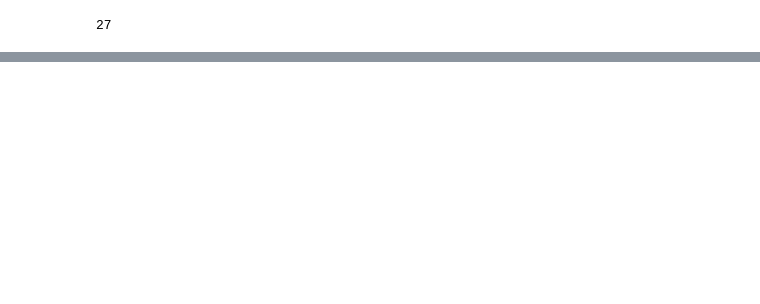
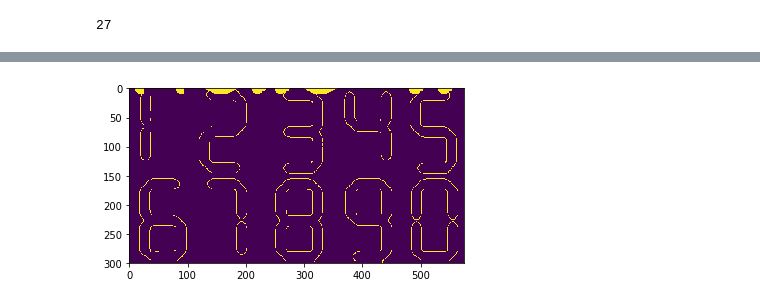
Before and after one commit to ElbertYili/learn_note, a Jupyter notebook: ml_cnn/opencv/图像边缘检测.ipynb, the cells around one changed output, grey strips where cells are left out. Cells and saved outputs as stored; diff of their text form; code cells hidden in the pictures; blank space fills up the shorter version.

```diff
--- a/ml_cnn/opencv/图像边缘检测.ipynb
+++ b/ml_cnn/opencv/图像边缘检测.ipynb
@@ -97,0 +136,6 @@ cv2.waitKey()
+# %%
+cv2.putText(edged, 'He', (10,100), 0, 5, (255,255,255),10)
+plt.imshow(edged)
+plt.show()
+# %% [output]
+[figure, added]
```
Also changed, not shown: parts of 6 cells of this notebook, 3 other files.
